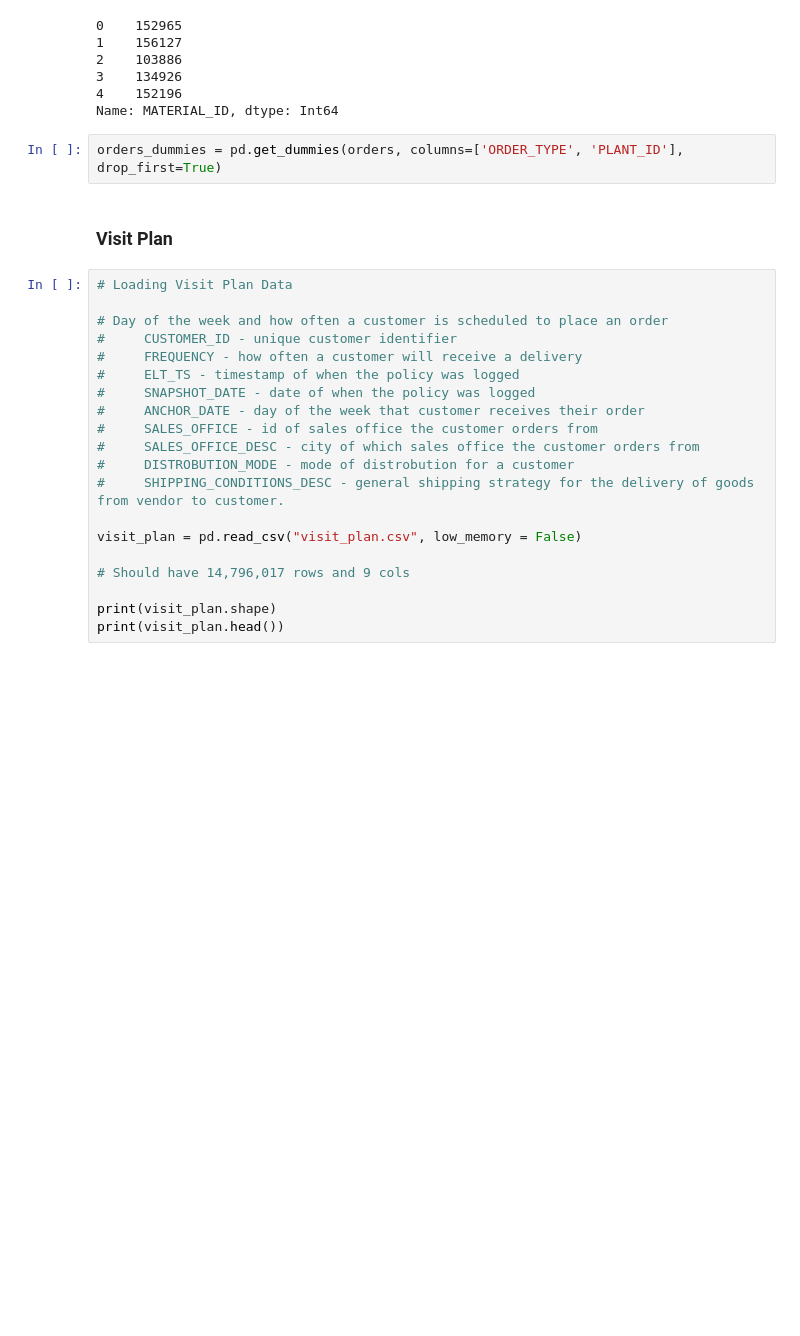
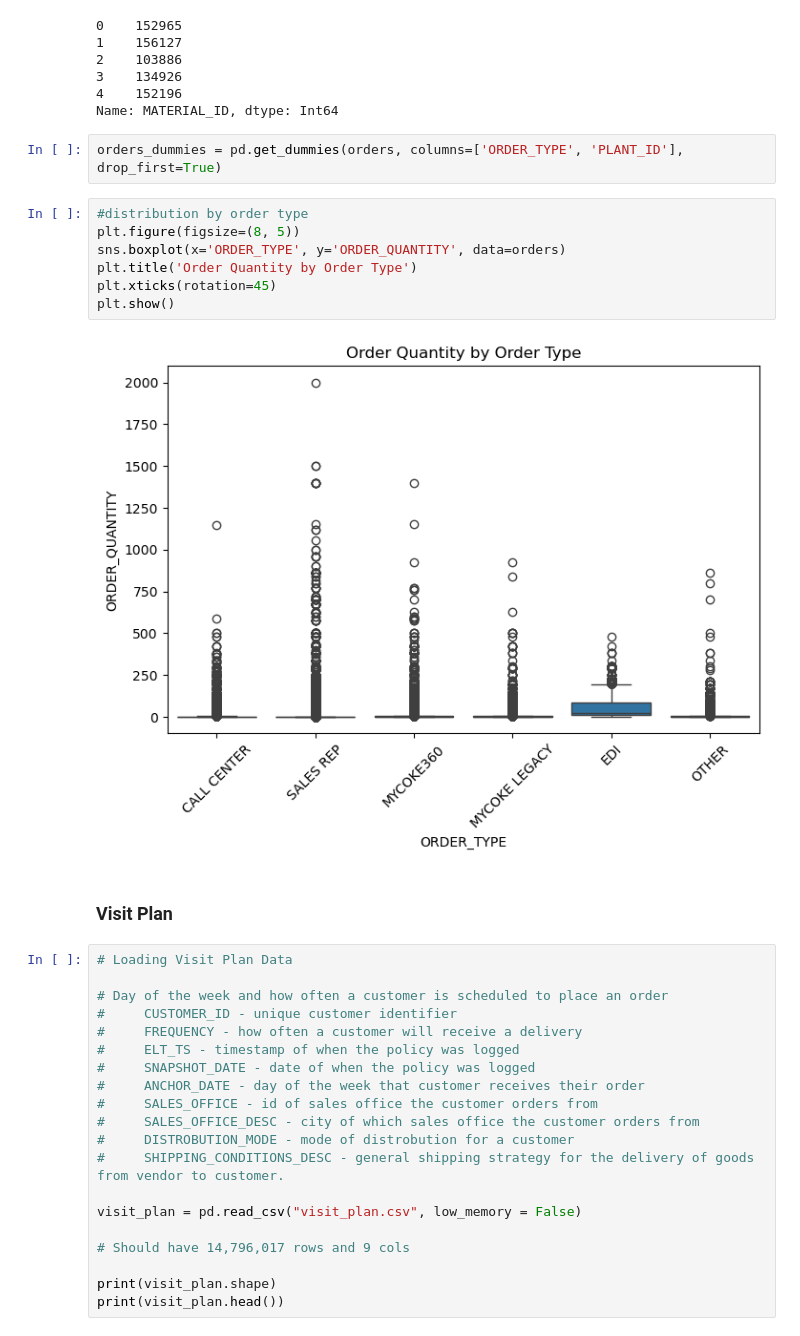
Before and after one commit to RS2090-PH/msba_capstone, a Jupyter notebook: notebooks/EDA - Sterling LeDuc.ipynb, the cells around one changed output. Drawn from its saved outputs; the diff is of its cells as text; blank space fills up the shorter version.

```diff
--- a/notebooks/EDA - Sterling LeDuc.ipynb
+++ b/notebooks/EDA - Sterling LeDuc.ipynb
@@ -607,6 +620,15 @@ orders['MATERIAL_ID'].head()
 Name: MATERIAL_ID, dtype: Int64
 # %%
 orders_dummies = pd.get_dummies(orders, columns=['ORDER_TYPE', 'PLANT_ID'], drop_first=True)
+# %%
+#distribution by order type
+plt.figure(figsize=(8, 5))
+sns.boxplot(x='ORDER_TYPE', y='ORDER_QUANTITY', data=orders)
+plt.title('Order Quantity by Order Type')
+plt.xticks(rotation=45)
+plt.show()
+# %% [output]
+[figure, added]
 # %% [markdown]
 ### Visit Plan
 # %%
```
Also changed, not shown: parts of 15 cells of this notebook.
